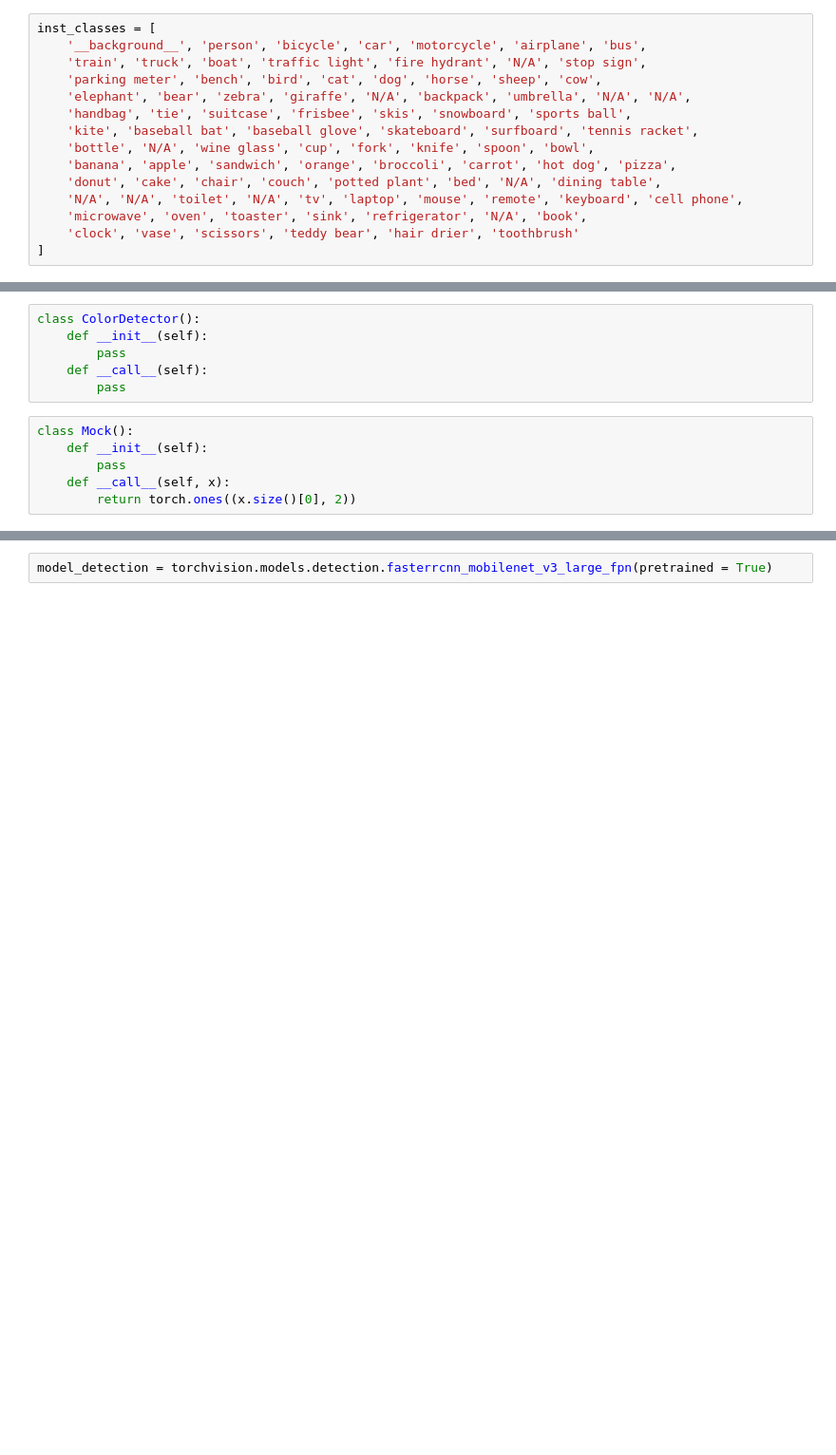
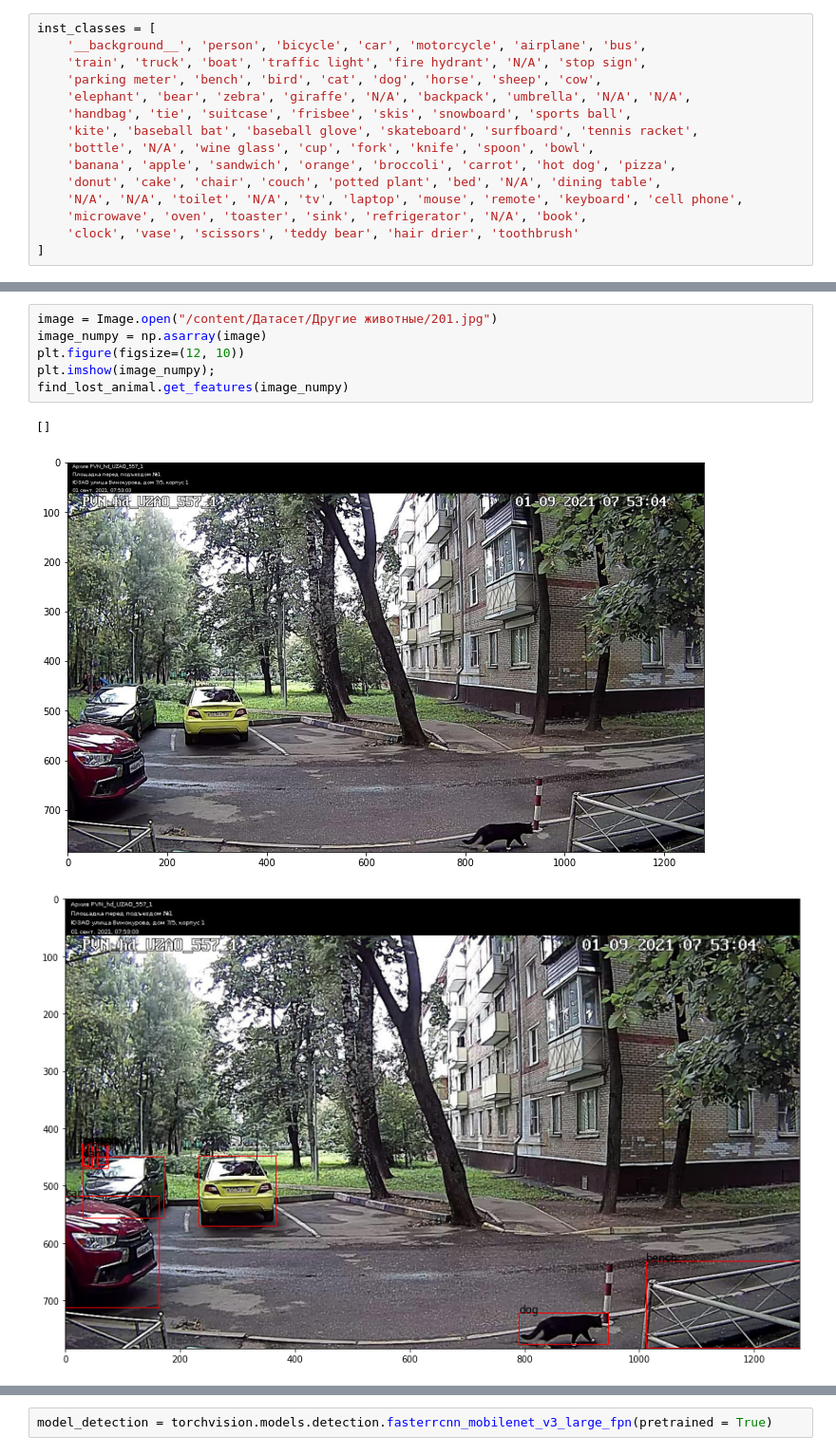
Before and after one commit to kirrya95/leaders2021, a Jupyter notebook: main_class_leaders2021.ipynb, the cells around one changed output, grey strips where cells are left out. Shown at 95% size. Cells and saved outputs as stored; diff of their text form; blank space fills up the shorter version.

```diff
--- a/main_class_leaders2021.ipynb
+++ b/main_class_leaders2021.ipynb
@@ -47,15 +122,13 @@ NameError: ignored
-# %%
-class ColorDetector():
-    def __init__(self):
-        pass
-    def __call__(self):
-        pass
-# %%
-class Mock():
-    def __init__(self):
-        pass
-    def __call__(self, x):
-        return torch.ones((x.size()[0], 2))
+# %%
+image = Image.open("/content/Датасет/Другие животные/201.jpg")
+image_numpy = np.asarray(image)
+plt.figure(figsize=(12, 10))
+plt.imshow(image_numpy);
+find_lost_animal.get_features(image_numpy)
+# %% [output]
+[]
+[figure, added]
+[figure, added]
 # %%
 class FindLostAnimal():
     def __init__(self,
```
Also changed, not shown: parts of 50 cells of this notebook.
